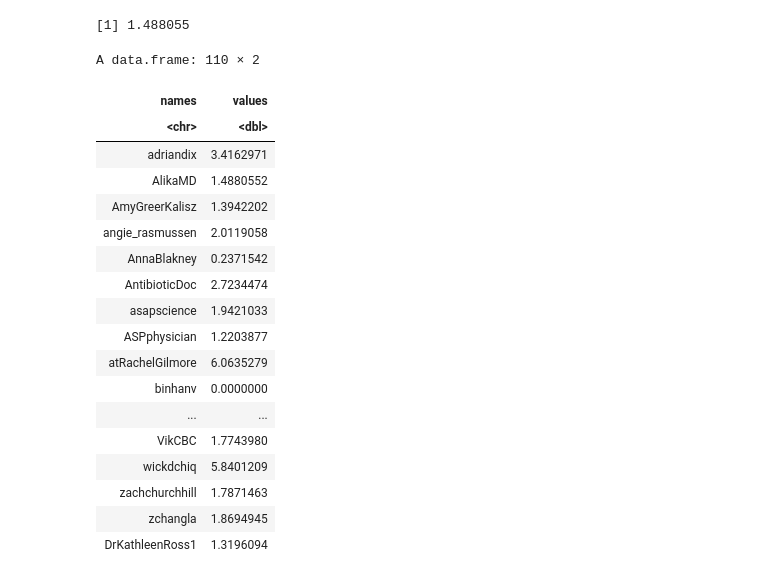
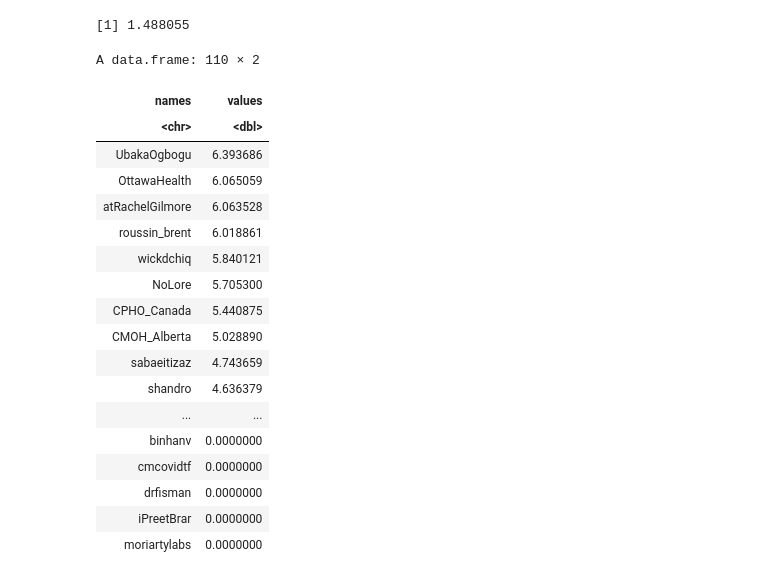
Before and after one commit to Irene-Berezin/tweets, a Jupyter notebook: NFRF_analysis.ipynb, the cells around one changed output. Cells and saved outputs as stored; diff of their text form; code cells hidden in the pictures.

```diff
--- a/NFRF_analysis.ipynb
+++ b/NFRF_analysis.ipynb
@@ -433,22 +625,26 @@ write.csv(percentage_csv, "NFRF_percentages.csv")
-# %%
-percentage_csv
-# %% [output]
-A data.frame: 110 × 2
-| names | values |
-| <chr> | <dbl> |
-| adriandix | 3.4162971 |
-| AlikaMD | 1.4880552 |
-| AmyGreerKalisz | 1.3942202 |
-| angie_rasmussen | 2.0119058 |
-| AnnaBlakney | 0.2371542 |
-| AntibioticDoc | 2.7234474 |
-| asapscience | 1.9421033 |
-| ASPphysician | 1.2203877 |
-| atRachelGilmore | 6.0635279 |
-| binhanv | 0.0000000 |
-| ... | ... |
-| VikCBC | 1.7743980 |
-| wickdchiq | 5.8401209 |
-| zachchurchhill | 1.7871463 |
-| zchangla | 1.8694945 |
-| DrKathleenRoss1 | 1.3196094 |
+# %%
+percentage_csv <- percentage_csv|>
+arrange(desc(values))
+
+percentage_csv
+write.csv(percentage_csv, "NFRF_percentages.csv")
+# %% [output]
+A data.frame: 110 × 2
+| names | values |
+| <chr> | <dbl> |
+| UbakaOgbogu | 6.393686 |
+| OttawaHealth | 6.065059 |
+| atRachelGilmore | 6.063528 |
+| roussin_brent | 6.018861 |
+| wickdchiq | 5.840121 |
+| NoLore | 5.705300 |
+| CPHO_Canada | 5.440875 |
+| CMOH_Alberta | 5.028890 |
+| sabaeitizaz | 4.743659 |
+| shandro | 4.636379 |
+| ... | ... |
+| binhanv | 0.0000000 |
+| cmcovidtf | 0.0000000 |
+| drfisman | 0.0000000 |
+| iPreetBrar | 0.0000000 |
+| moriartylabs | 0.0000000 |
```
Also changed, not shown: parts of 16 cells of this notebook, 11 other files.
